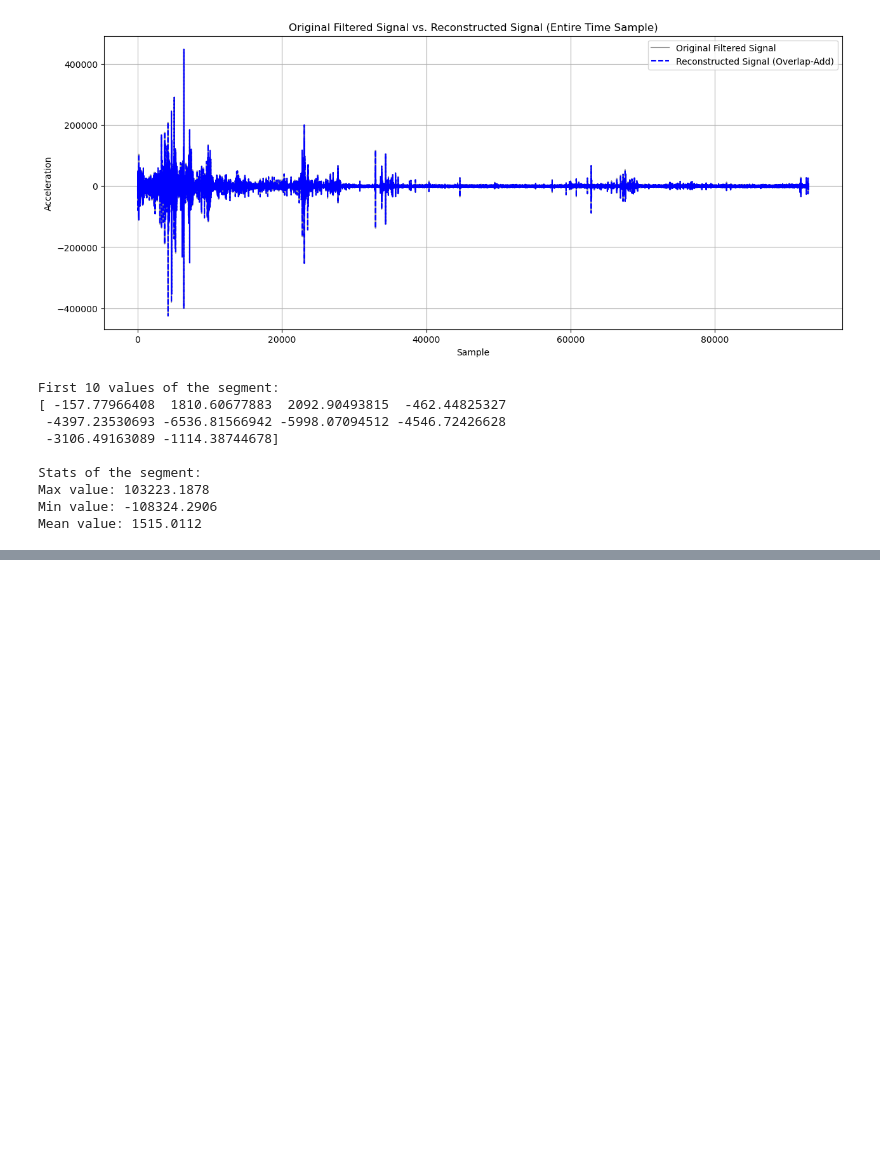
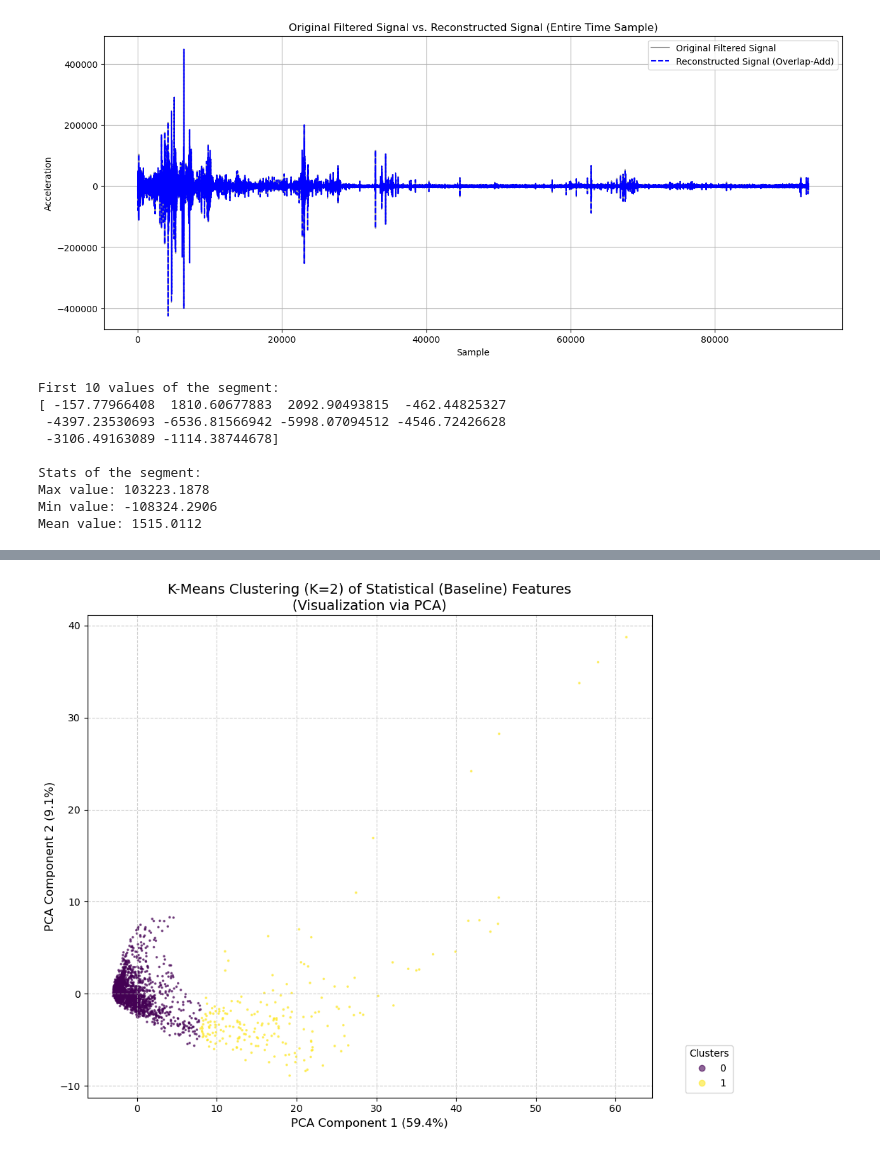
Before and after one commit to neurotechuoft/NeuronMove_2024-25, a Jupyter notebook: notebooks/accelerometer/clustering.ipynb, the cells around one changed output, grey strips where cells are left out. Cells and saved outputs as stored; diff of their text form; code cells hidden in the pictures; blank space fills up the shorter version.

Commit message:
clustering results

```diff
--- a/notebooks/accelerometer/clustering.ipynb
+++ b/notebooks/accelerometer/clustering.ipynb
@@ -330,0 +678,73 @@ Mean value: 1515.0112
+# %%
+# --- 1. Define Feature Selection Function ---
+def get_statistical_features(df_features: pd.DataFrame) -> pd.DataFrame:
+    """Selects the 56 Time-Domain Statistical Features."""
+    AXES = ['x', 'y', 'z', 'resultant']
+    stat_features = ['mean', 'std', 'median', 'min', 'max', 'range', 'mad', 'median_abs_dev', 'iqr', 'rms', 'skewness', 'kurtosis', 'energy', 'zero_crossing_rate']
+    columns_to_select = []
+    for axis in AXES:
+        prefix = f'{axis}_time_' if axis != 'resultant' else 'resultant_time_'
+        columns_to_select.extend([prefix + f for f in stat_features])
+    return df_features[columns_to_select].copy()
+
+
+# --- 2. Define Plotting and Analysis Function ---
+def plot_pca_clusters(df_features, k, feature_set_name):
+    """
+    Performs K-Means, reduces dimensionality via PCA, and plots the results.
+    """
+    # 1. Scale Data (Crucial for K-Means and PCA)
+    X = df_features.values
+    scaler = StandardScaler()
+    X_scaled = scaler.fit_transform(X)
+
+    # 2. Run K-Means (K=2)
+    # Using the n_init='auto' and random_state=42 for reproducibility
+    kmeans = KMeans(n_clusters=k, random_state=42, n_init='auto', max_iter=500)
+    labels = kmeans.fit_predict(X_scaled)
+
+    # 3. Run PCA to 2D
+    pca = PCA(n_components=2)
+    X_pca = pca.fit_transform(X_scaled)
+
+    # 4. Prepare DataFrame for Plotting
+    df_plot = pd.DataFrame(data=X_pca, columns=['PCA Component 1', 'PCA Component 2'])
+    df_plot['Cluster'] = labels
+
+    # Calculate explained variance for axis labels
+    explained_variance_1 = pca.explained_variance_ratio_[0] * 100
+    explained_variance_2 = pca.explained_variance_ratio_[1] * 100
+
+    # 5. Create Plot
+    plt.figure(figsize=(10, 8))
+    scatter = plt.scatter(
+        df_plot['PCA Component 1'],
+        df_plot['PCA Component 2'],
+        c=df_plot['Cluster'],
+        cmap='viridis',
+        marker='.',
+        s=10,
+        alpha=0.6
+    )
+    plt.title(f'K-Means Clustering (K={k}) of {feature_set_name} Features\n(Visualization via PCA)', fontsize=14)
+
+    plt.xlabel(f'PCA Component 1 ({explained_variance_1:.1f}%)', fontsize=12)
+    plt.ylabel(f'PCA Component 2 ({explained_variance_2:.1f}%)', fontsize=12)
+
+    # Add legend
+    plt.legend(*scatter.legend_elements(),
+               title="Clusters",
+               loc="lower left",
+               bbox_to_anchor=(1.05, 0))
+    plt.grid(True, linestyle='--', alpha=0.6)
+    plt.tight_layout()
+    plt.show()
+
+# --- 3. Main Execution ---
+# Select the Statistical Features
+df_stat = get_statistical_features(df_master)
+
+# Generate the Plot for Baseline K=2
+plot_pca_clusters(df_stat, 2, 'Statistical (Baseline)')
+# %% [output]
+[figure, added]
```
Also changed, not shown: parts of 10 cells of this notebook.
